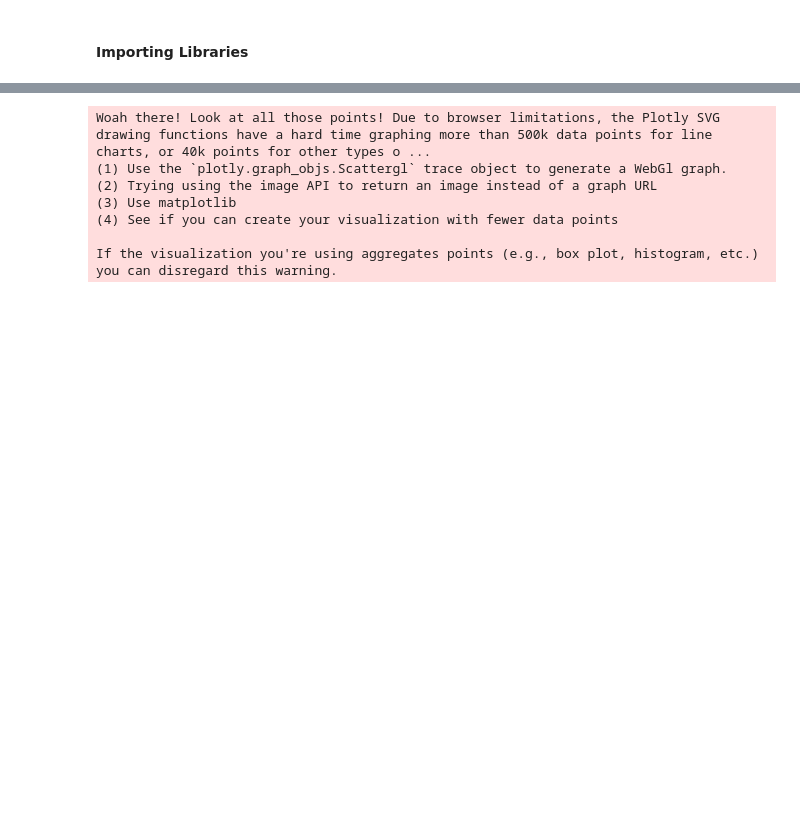
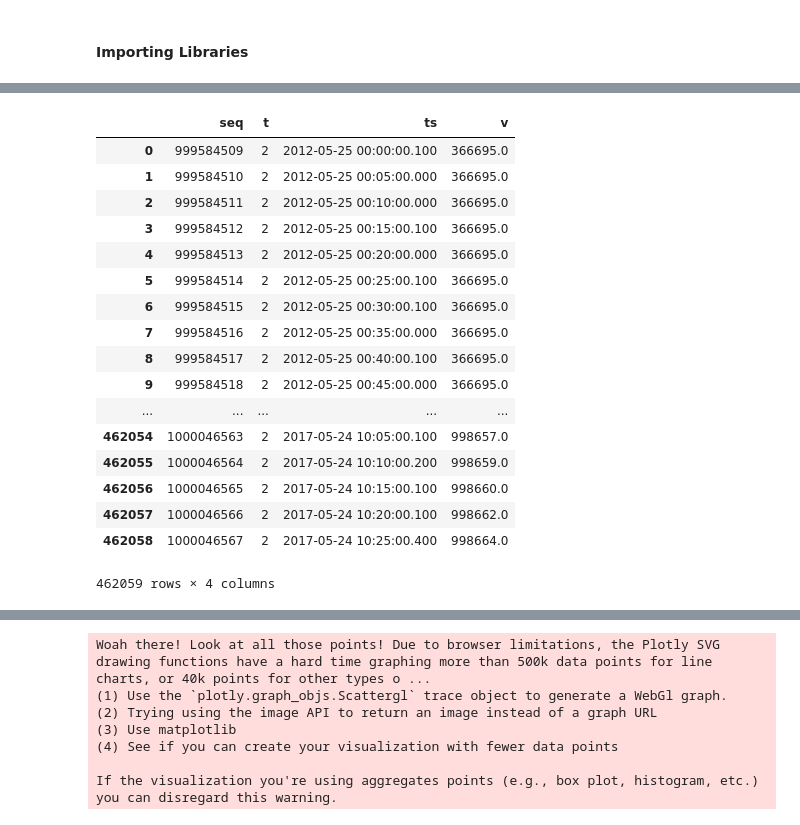
Before and after one commit to rshamsy/Summer-Research, a Jupyter notebook: dataExp.ipynb, the cells around one changed output, grey strips where cells are left out. Drawn from its saved outputs; the diff is of its cells as text; code cells hidden in the pictures; blank space fills up the shorter version.

```diff
--- a/dataExp.ipynb
+++ b/dataExp.ipynb
@@ -17,0 +81,21 @@ sixDF = pd.read_csv("/Users/MHK/Documents/Rahim/Western/research17/DataExp/CC_CM
+# %%
+fourDF
+# %% [output]
+|  | seq | t | ts | v |
+| 0 | 999584509 | 2 | 2012-05-25 00:00:00.100 | 366695.0 |
+| 1 | 999584510 | 2 | 2012-05-25 00:05:00.000 | 366695.0 |
+| 2 | 999584511 | 2 | 2012-05-25 00:10:00.000 | 366695.0 |
+| 3 | 999584512 | 2 | 2012-05-25 00:15:00.100 | 366695.0 |
+| 4 | 999584513 | 2 | 2012-05-25 00:20:00.000 | 366695.0 |
+| 5 | 999584514 | 2 | 2012-05-25 00:25:00.100 | 366695.0 |
+| 6 | 999584515 | 2 | 2012-05-25 00:30:00.100 | 366695.0 |
+| 7 | 999584516 | 2 | 2012-05-25 00:35:00.000 | 366695.0 |
+| 8 | 999584517 | 2 | 2012-05-25 00:40:00.100 | 366695.0 |
+| 9 | 999584518 | 2 | 2012-05-25 00:45:00.000 | 366695.0 |
+| ... | ... | ... | ... | ... |
+| 462054 | 1000046563 | 2 | 2017-05-24 10:05:00.100 | 998657.0 |
+| 462055 | 1000046564 | 2 | 2017-05-24 10:10:00.200 | 998659.0 |
+| 462056 | 1000046565 | 2 | 2017-05-24 10:15:00.100 | 998660.0 |
+| 462057 | 1000046566 | 2 | 2017-05-24 10:20:00.100 | 998662.0 |
+| 462058 | 1000046567 | 2 | 2017-05-24 10:25:00.400 | 998664.0 |
+462059 rows × 4 columns
```
Also changed, not shown: parts of 8 cells of this notebook, 4 other files.
